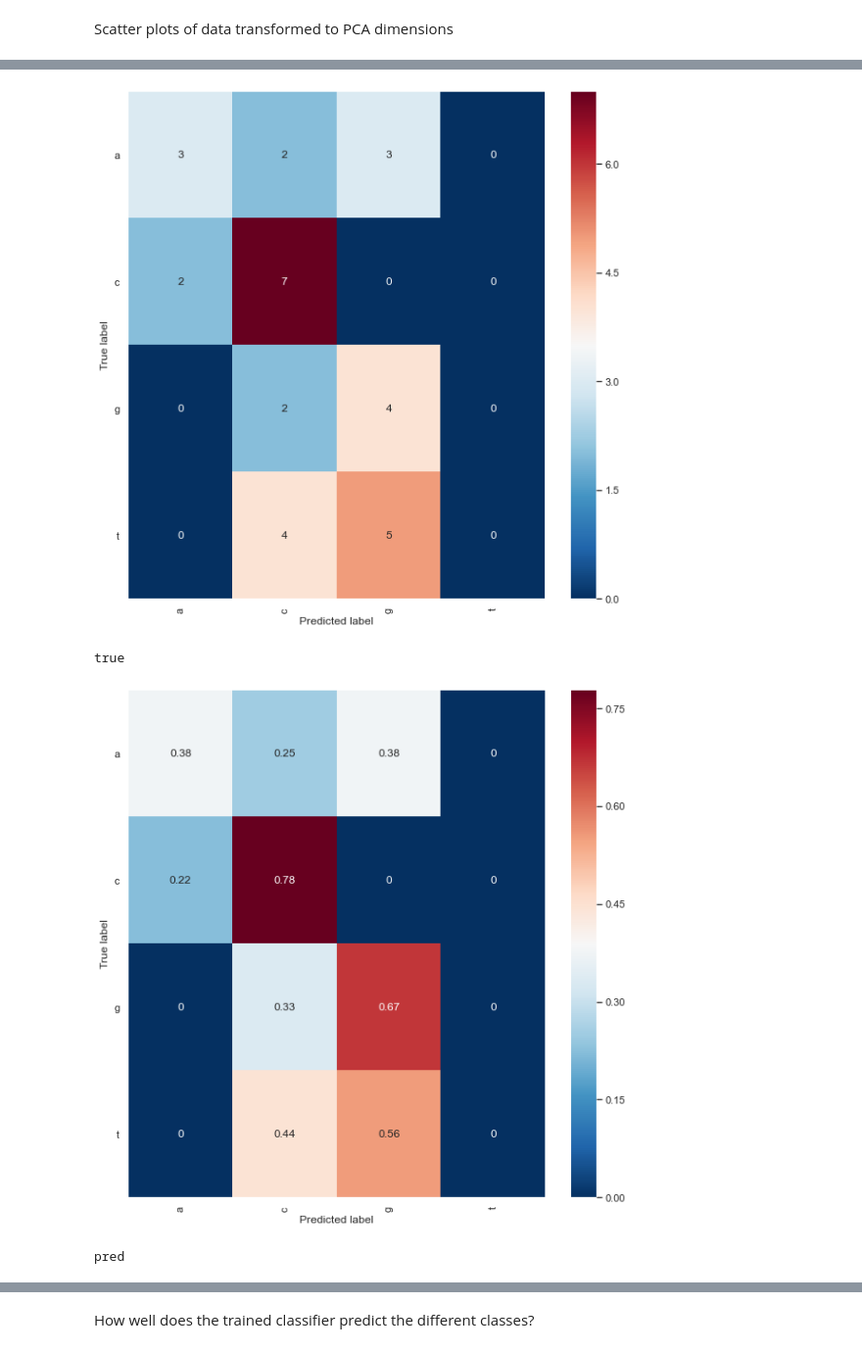
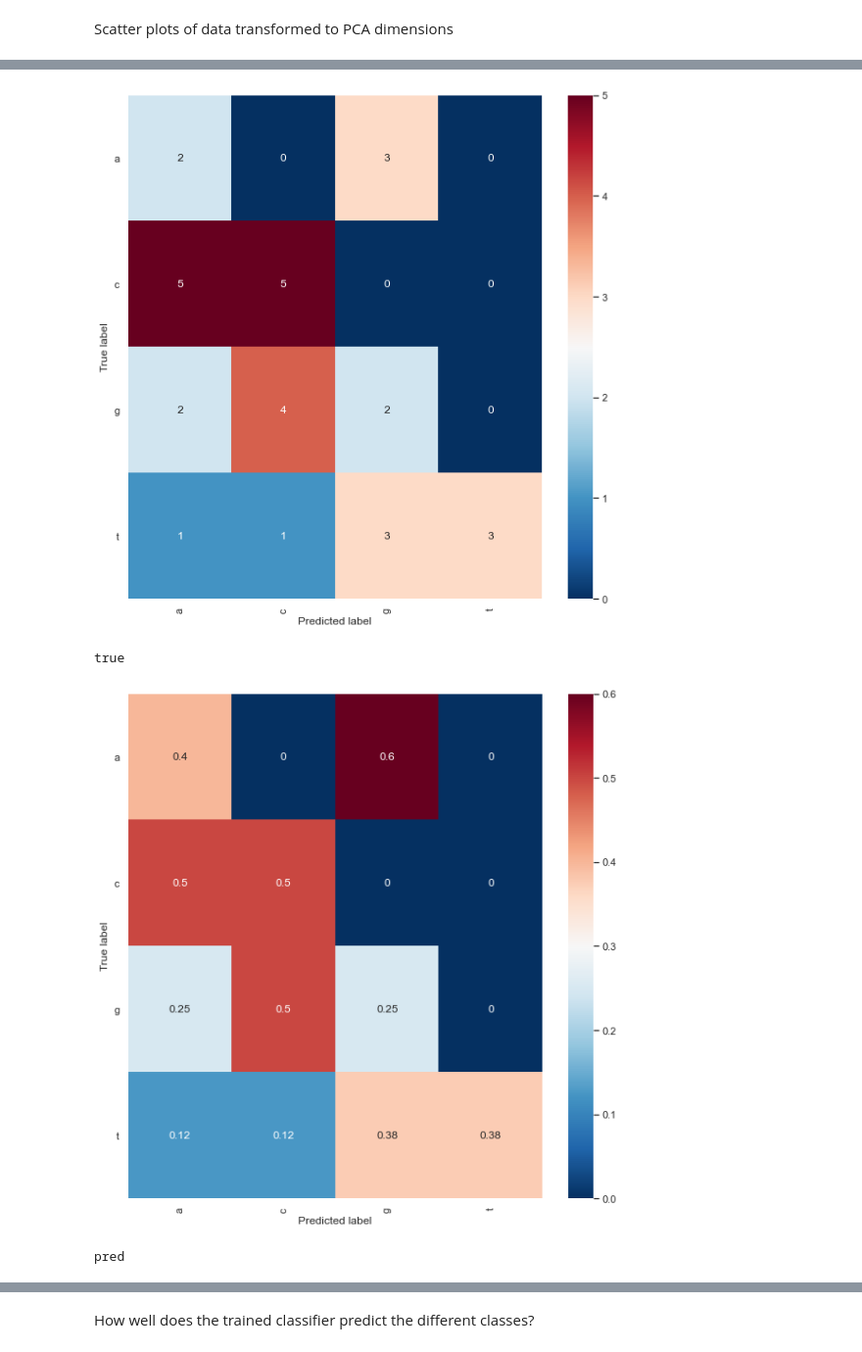
Before and after one commit to woolfson-group/array_sensing, a Jupyter notebook: NNs_analysis.ipynb, the cells around one changed output, grey strips where cells are left out. Shown at 98% size. Saved outputs shown, nothing was run; the diff lists cells and outputs as text; code cells hidden in the pictures.

```diff
--- a/NNs_analysis.ipynb
+++ b/NNs_analysis.ipynb
@@ -757,10 +864,9 @@ log_reg = LogisticRegression(n_jobs=-1)
 knn = KNeighborsClassifier(metric='minkowski', n_jobs=-1)
 linear_svc = LinearSVC(dual=False)
 svc = SVC()
-random_forest = RandomForestClassifier(n_jobs=-1)
 naive_bayes = GaussianNB()
 
-algorithms = [log_reg, knn, naive_bayes, linear_svc, svc, random_forest]
+algorithms = [log_reg, knn, naive_bayes, linear_svc, svc]
 for algorithm in algorithms:
     params = ml.define_tuned_model_params(clf=algorithm, x_train=ml.train_x)  # Actual number of x samples will be
     # different owing to oversampling, but don't want to hard code this selection into the pipeline, so for now
@@ -997,3 +1083,3 @@ x_train_pca = plot_scatter(
 # %%
-n_components = 5
+n_components = 14
 # %% [markdown]
@@ -1018,10 +1104,9 @@ log_reg = LogisticRegression(n_jobs=-1)
 knn = KNeighborsClassifier(metric='minkowski', n_jobs=-1)
 linear_svc = LinearSVC(dual=False)
 svc = SVC()
-random_forest = RandomForestClassifier(n_jobs=-1)
 naive_bayes = GaussianNB()
 
-algorithms = [log_reg, knn, naive_bayes, linear_svc, svc, random_forest]
+algorithms = [log_reg, knn, naive_bayes, linear_svc, svc]
 for algorithm in algorithms:
     params = ml.define_tuned_model_params(clf=algorithm, x_train=ml.train_x)  # Actual number of x samples will be
     # different owing to oversampling, but don't want to hard code this selection into the pipeline, so for now
@@ -1119,6 +1186,6 @@ Best score: 0.44584615384615384
 # %%
-grid_tuned_params = {'C': np.linspace(0.1, 2, 20),
-                     'gamma': np.linspace(0.001, 0.05, 50)}
+grid_tuned_params = {'C': np.linspace(0.1, 10, 100),
+                     'gamma': np.linspace(0.001, 0.1, 100)}
 
 svc_grid_search = ml.run_ml(
     clf=SVC, x_train=ml.train_x, y_train=ml.train_y, train_groups=None, x_test=ml.test_x,
@@ -1137,6 +1204,6 @@ Best score: 0.4135384615384615
 # %%
-final_params = {'C': 0.5,
-                'gamma': 0.011}
+final_params = {'C': 0.6,
+                'gamma': 0.023}
 
 scoring_funcs={accuracy_score: {},
                recall_score: {'average': 'macro'},
@@ -1148,6 +1215,6 @@ svc_clf, train_scores, test_scores, predictions = ml.run_ml(
     clf=SVC, x_train=ml.train_x, y_train=ml.train_y, train_groups=None, x_test=ml.test_x,
     y_test=ml.test_y, n_components_pca=n_components, run='train', fixed_params=fixed_params,
     tuned_params=final_params, train_scoring_func='accuracy', test_scoring_funcs=scoring_funcs,
-    resampling_method=['no_balancing'], n_iter=n_iter, cv_folds=cv_folds
+    resampling_method=['no_balancing'], n_iter='', cv_folds=cv_folds
 )
 # %% [output]
@@ -1160,5 +1227,5 @@ cohen_kappa_score: 0.2586872586872587
 None
-[figure, old version]
+[figure, new version]
 true
-[figure, old version]
+[figure, new version]
 pred
```
Also changed, not shown: parts of 71 cells of this notebook, 32 other files.
